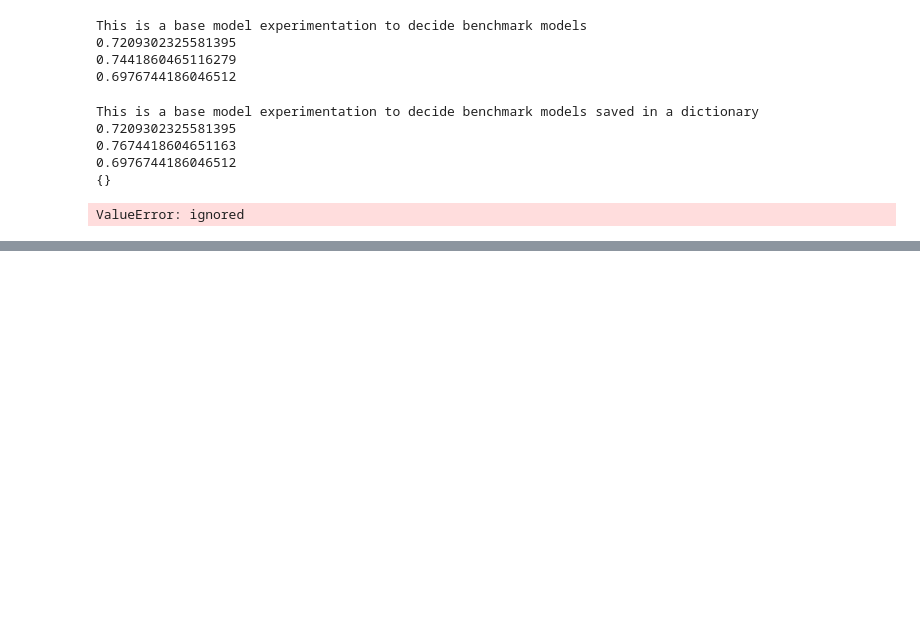
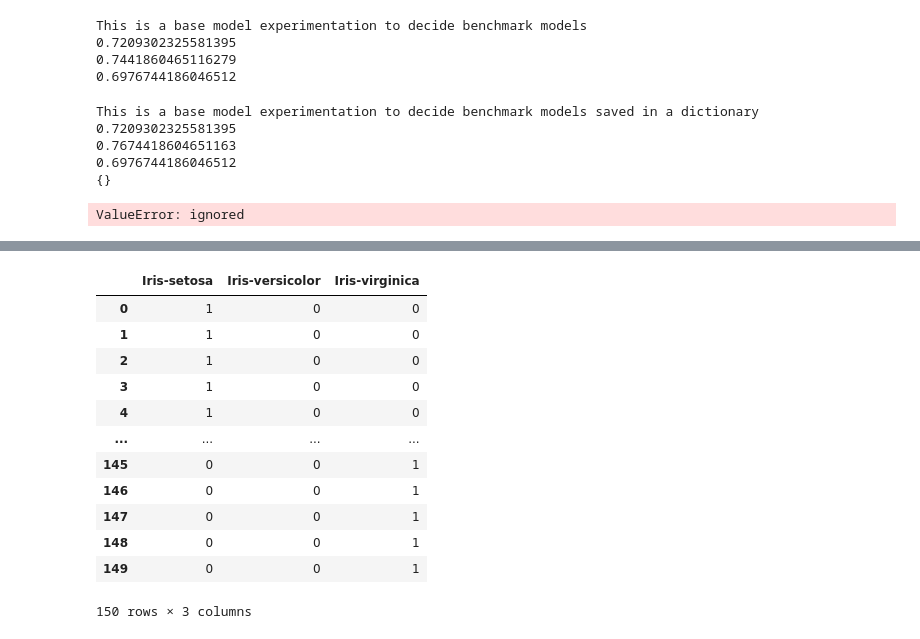
Before and after one commit to arunsk03/arunsk03, a Jupyter notebook: KNN ML Intermidiate.ipynb, the cells around one changed output, grey strips where cells are left out. Drawn from its saved outputs; the diff is of its cells as text; code cells hidden in the pictures; blank space fills up the shorter version.

```diff
--- a/KNN ML Intermidiate.ipynb
+++ b/KNN ML Intermidiate.ipynb
@@ -273,0 +326,20 @@ ValueError: ignored
+# %%
+#Do We need to transformation Species Column?
+#Species --> Ordinal or Nominal ; Its Nominal --->get_dummies
+pd.get_dummies(iris['Species']) -> #when you have small columns <20
+#Its not wrong to take N, however, taking n-1 make sures that you dont have redundant information
+pd.get_dummies(iris['Species'],drop_first=True)  -> n-1 #when you have large categories and huge columns
+# %% [output]
+|  | Iris-setosa | Iris-versicolor | Iris-virginica |
+| 0 | 1 | 0 | 0 |
+| 1 | 1 | 0 | 0 |
+| 2 | 1 | 0 | 0 |
+| 3 | 1 | 0 | 0 |
+| 4 | 1 | 0 | 0 |
+| ... | ... | ... | ... |
+| 145 | 0 | 0 | 1 |
+| 146 | 0 | 0 | 1 |
+| 147 | 0 | 0 | 1 |
+| 148 | 0 | 0 | 1 |
+| 149 | 0 | 0 | 1 |
+150 rows × 3 columns
```
Also changed, not shown: parts of 30 cells of this notebook.
